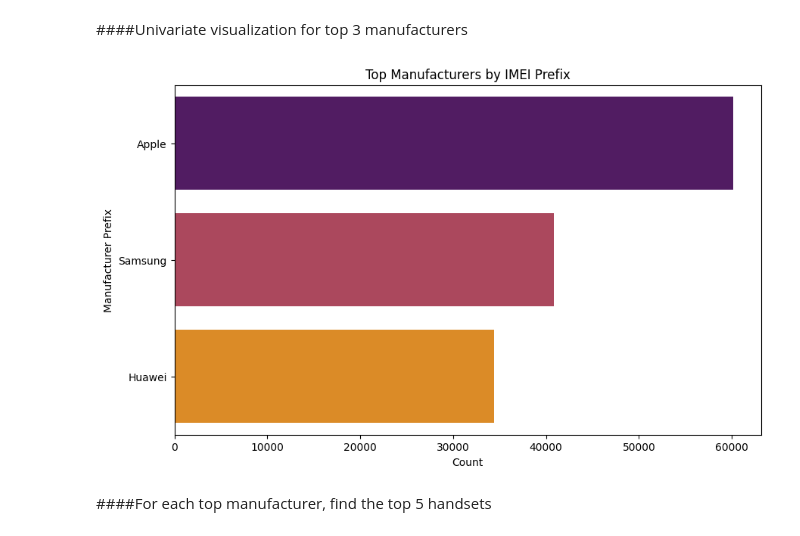
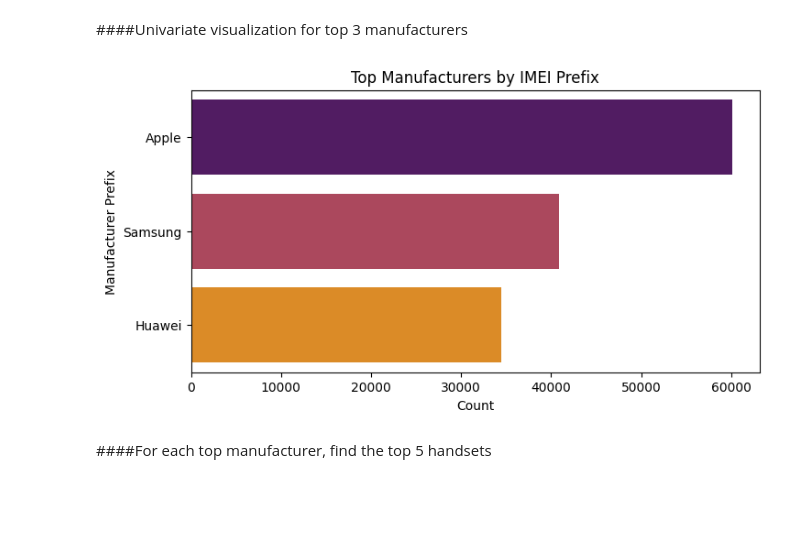
Before and after one commit to santoshdhalwalkar/Telecommunication, a Jupyter notebook: Telecommunication.ipynb, the cells around one changed output. Saved outputs shown, nothing was run; the diff lists cells and outputs as text; code cells hidden in the pictures; blank space fills up the shorter version.

```diff
--- a/Telecommunication.ipynb
+++ b/Telecommunication.ipynb
@@ -468,14 +468,14 @@ Name: count, dtype: int64
 # %% [markdown]
 ####Univariate visualization for top 3 manufacturers
 # %%
-plt.figure(figsize=(10, 6))
+plt.figure(figsize=(8, 4))
 sns.barplot(x=top_manufacturers.values, y=top_manufacturers.index, palette="inferno")
 plt.title("Top Manufacturers by IMEI Prefix")
 plt.xlabel("Count")
 plt.ylabel("Manufacturer Prefix")
 plt.show()
 # %% [output]
-[figure, old version]
+[figure, new version]
 # %% [markdown]
 ####For each top manufacturer, find the top 5 handsets
 # %%
```
Also changed, not shown: parts of 6 cells of this notebook.
